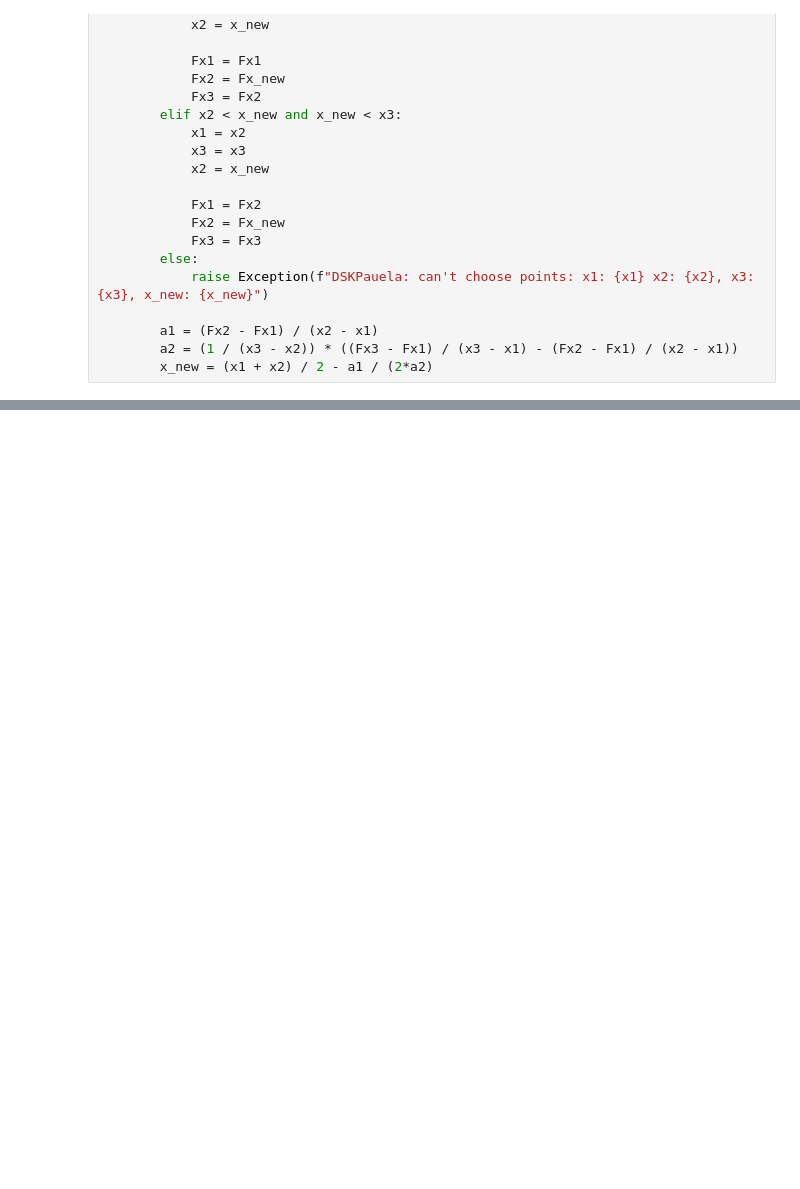
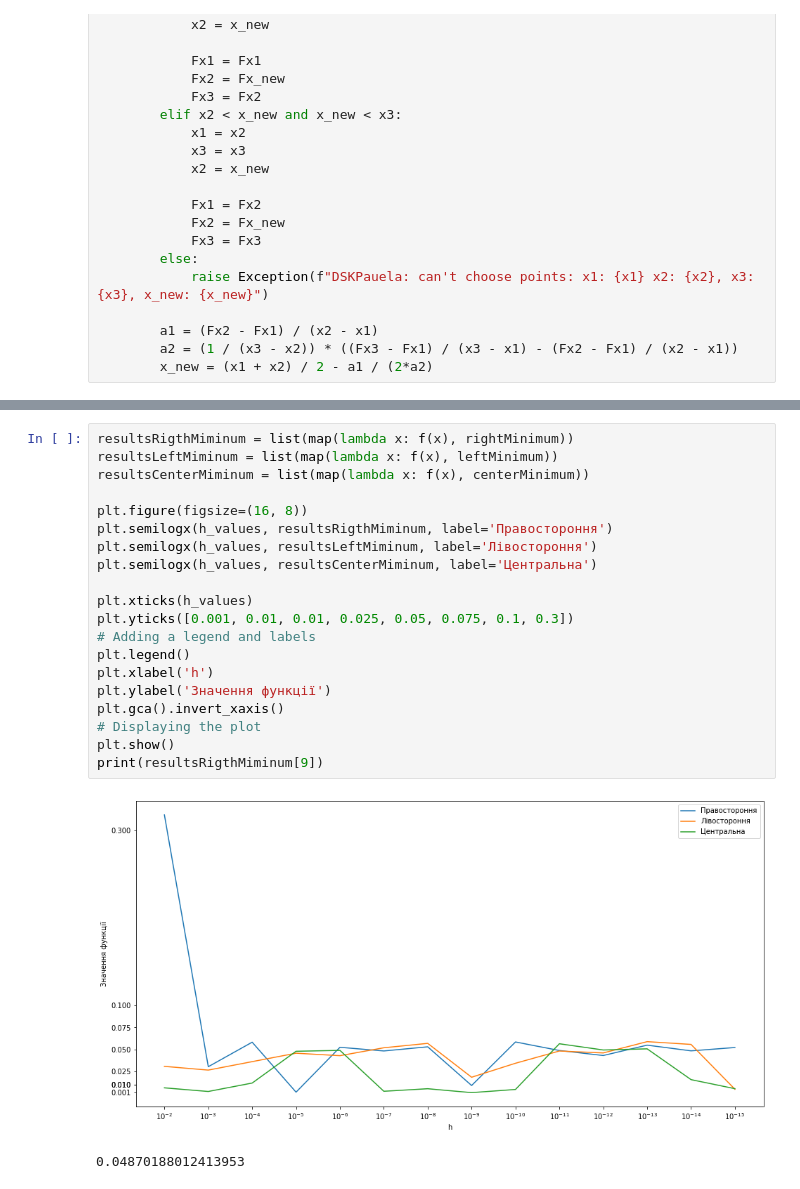
Before and after one commit to B-Perederei/Method-of-steepest-descent, a Jupyter notebook: Source.ipynb, the cells around one changed output, grey strips where cells are left out. Saved outputs shown, nothing was run; the diff lists cells and outputs as text; blank space fills up the shorter version.

```diff
--- a/Source.ipynb
+++ b/Source.ipynb
@@ -265,0 +361,23 @@ Xk: [0.8653539880142322 0.7475756033581196], Xk+1: [0.8651044080598771 0.7480108
+# %%
+resultsRigthMiminum = list(map(lambda x: f(x), rightMinimum))
+resultsLeftMiminum = list(map(lambda x: f(x), leftMinimum))
+resultsCenterMiminum = list(map(lambda x: f(x), centerMinimum))
+
+plt.figure(figsize=(16, 8))
+plt.semilogx(h_values, resultsRigthMiminum, label='Правостороння')
+plt.semilogx(h_values, resultsLeftMiminum, label='Лівостороння')
+plt.semilogx(h_values, resultsCenterMiminum, label='Центральна')
+
+plt.xticks(h_values)
+plt.yticks([0.001, 0.01, 0.01, 0.025, 0.05, 0.075, 0.1, 0.3])
+# Adding a legend and labels
+plt.legend()
+plt.xlabel('h')
+plt.ylabel('Значення функції')
+plt.gca().invert_xaxis()
+# Displaying the plot
+plt.show()
+print(resultsRigthMiminum[9])
+# %% [output]
+[figure, added]
+0.04870188012413953
```
Also changed, not shown: parts of 5 cells of this notebook, 1 other file.
